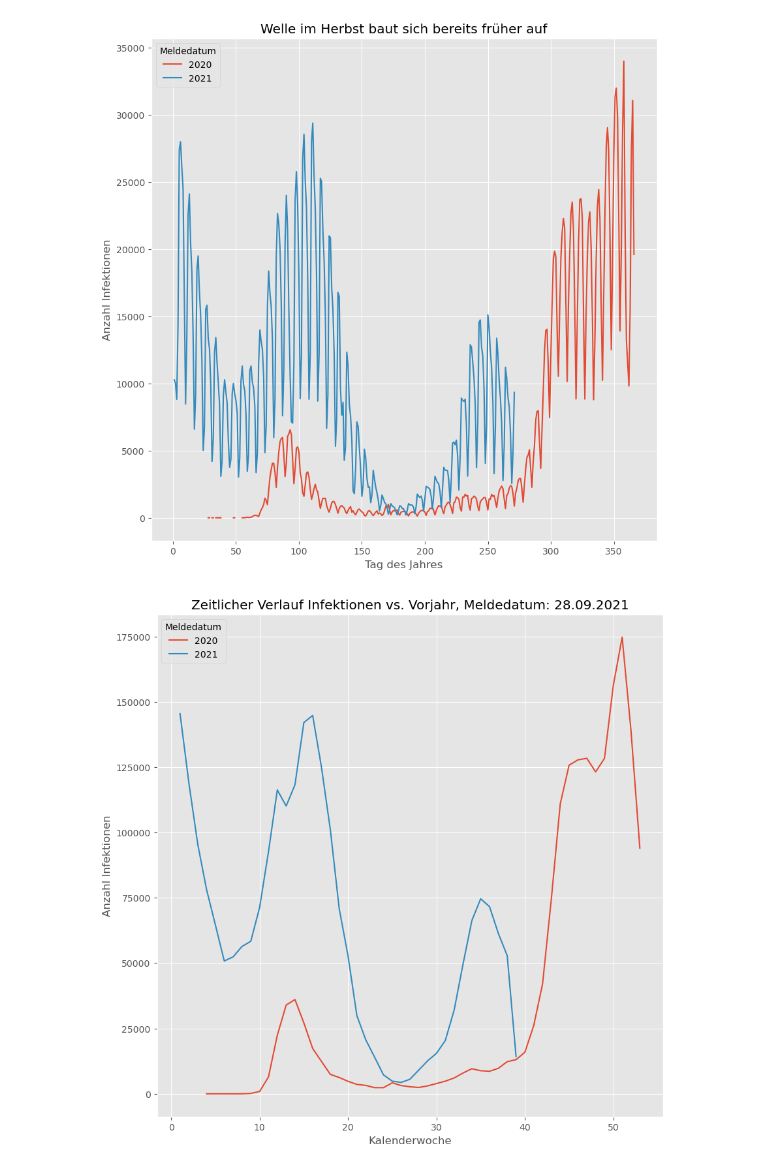
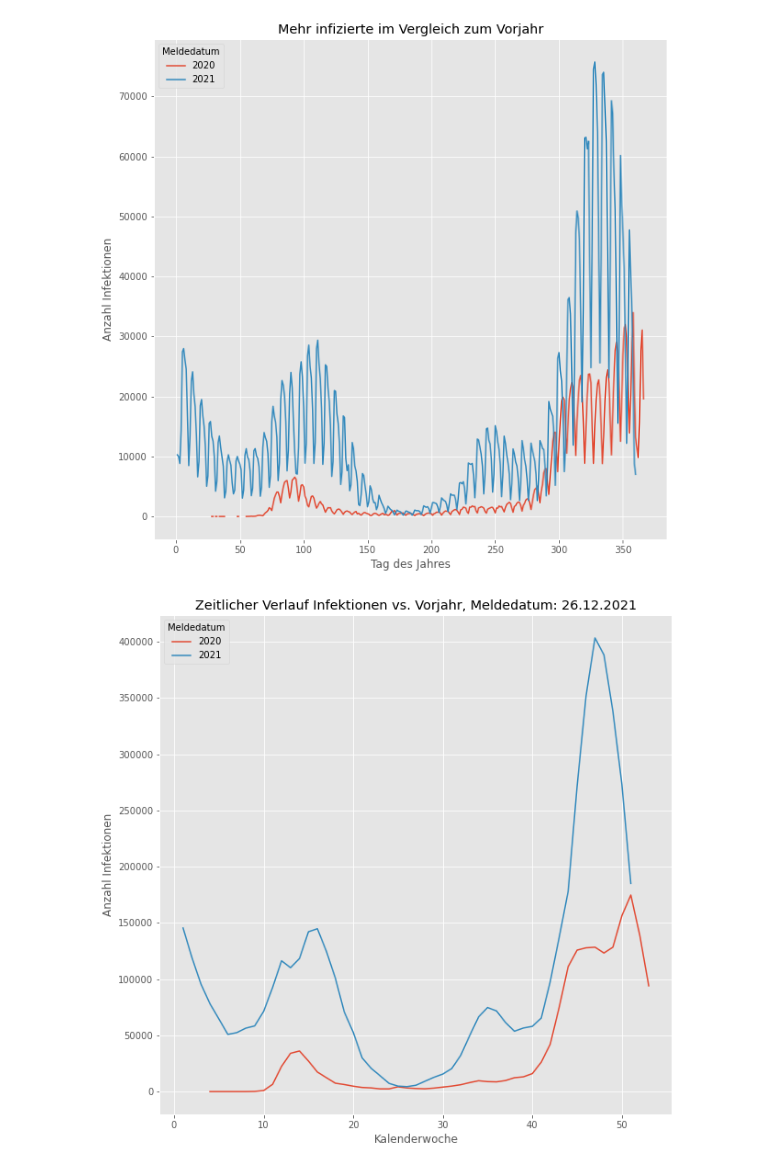
Before and after one commit to PrayForSnow/Data-Analysis-Projects, a Jupyter notebook: 20211004 RKI.ipynb, the cells around one changed output. Drawn from its saved outputs; the diff is of its cells as text; code cells hidden in the pictures.

```diff
--- a/20211004 RKI.ipynb
+++ b/20211004 RKI.ipynb
@@ -1,12 +13,15 @@
 # %%
+# Import der benötigten Features
 import pandas as pd
 import matplotlib.pyplot as plt
+import seaborn
 plt.style.use('ggplot')
+#seaborn.set()
 
-#url = "https://www.arcgis.com/home/item.html?id=f10774f1c63e40168479a1feb6c7ca74"
-#df = pd.read_csv(url , parse_dates = ['Meldedatum', 'Refdatum'])
+url = "https://www.arcgis.com/sharing/rest/content/items/f10774f1c63e40168479a1feb6c7ca74/data"
+df = pd.read_csv(url , parse_dates = ['Meldedatum', 'Refdatum'])
 
-df = pd.read_csv('RKI_COVID19.csv' , parse_dates = ['Meldedatum', 'Refdatum'])
+#df = pd.read_csv('RKI_COVID19.csv' , parse_dates = ['Meldedatum', 'Refdatum'])
 
 list_category = ['FID', 'IdBundesland', 'Bundesland', 'Landkreis', 'Altersgruppe', 'Geschlecht',
                 'IdLandkreis', 'Datenstand']
@@ -14,3 +29,22 @@ list_int = ['AnzahlFall', 'Anzahl_Todesfall', 'NeuerFall', 'NeuerTodesfall']
 
 for i in list_category:
     df.loc[:, i] = df.loc[:, i].astype('category')
+
+#Konstanten
+ew_by100000 = 13076721 / 100000
+
+
+# Einlesen der Bevölkerungsdaten der Bundesländer mittels Webscraping auf Wikipedia
+url = 'https://de.wikipedia.org/wiki/Liste_der_deutschen_Bundesl%C3%A4nder_nach_Bev%C3%B6lkerung'
+df_ewbl = pd.read_html(url, thousands='.', decimal=',')
+
+# Anpassen der Daten um diese Leichter verarbeiten zu können
+df_ewbl = df_ewbl[0].loc[:, [('Bundesland / Jahr', 'Bundesland / Jahr'), (        'Einwohner',              '2020')]]
+df_ewbl.iloc[7, 0] = 'Berlin' # Falsch importierte Werte werden angepasst
+df_ewbl.iloc[16, 0] = 'Deutschland'# Falsch importierte Werte werden angepasst
+df_ewbl.columns = ['Bundesland', '2020'] # Benennung der Spalten
+df_ewbl.set_index('Bundesland', inplace = True) # Neuer Index
+
+# Überblick über die DataFrames
+print(df.head())
+print(df_ewbl.head())
@@ -40,19 +130,21 @@ dtype: int64
 # %%
+# first view on the time series
 pd.crosstab(index = df['Meldedatum'].dt.dayofyear, columns = df['Meldedatum'].dt.year, values = df['AnzahlFall'], aggfunc = 'sum').plot(figsize = [10, 10])
 plt.xlabel('Tag des Jahres')
 plt.ylabel('Anzahl Infektionen')
-plt.title('Welle im Herbst baut sich bereits früher auf')
+plt.title('Mehr infizierte im Vergleich zum Vorjahr')
 plt.show()
 # %% [output]
-[figure, old version]
+[figure, new version]
 # %%
 pd.crosstab(index = df['Meldedatum'].dt.week, columns = df['Meldedatum'].dt.year, values = df['AnzahlFall'], aggfunc = 'sum').plot(figsize = [10,10])
 plt.title('Zeitlicher Verlauf Infektionen vs. Vorjahr, Meldedatum: {}'.format(df['Meldedatum'].max().strftime(format = '%d.%m.%Y')))
 plt.ylabel('Anzahl Infektionen')
 plt.xlabel('Kalenderwoche')
+plt.savefig('Invektionen_vs_Vorjahr_{}.png'.format(df['Meldedatum'].max().strftime(format = '%d.%m.%Y')))
 plt.show()
 # %% [output]
-[figure, old version]
+[figure, new version]
 # %%
 pd.crosstab(index = df['Altersgruppe'], columns = df['Meldedatum'].dt.year, values = df['AnzahlFall'], aggfunc = 'sum', normalize = 'columns').plot(kind = 'bar')
 plt.title('Im Jahr {} steigt der Anteil der jungen Infezierten deutlich an'.format(df['Meldedatum'].dt.year.max()))
```
Also changed, not shown: parts of 20 cells of this notebook.
